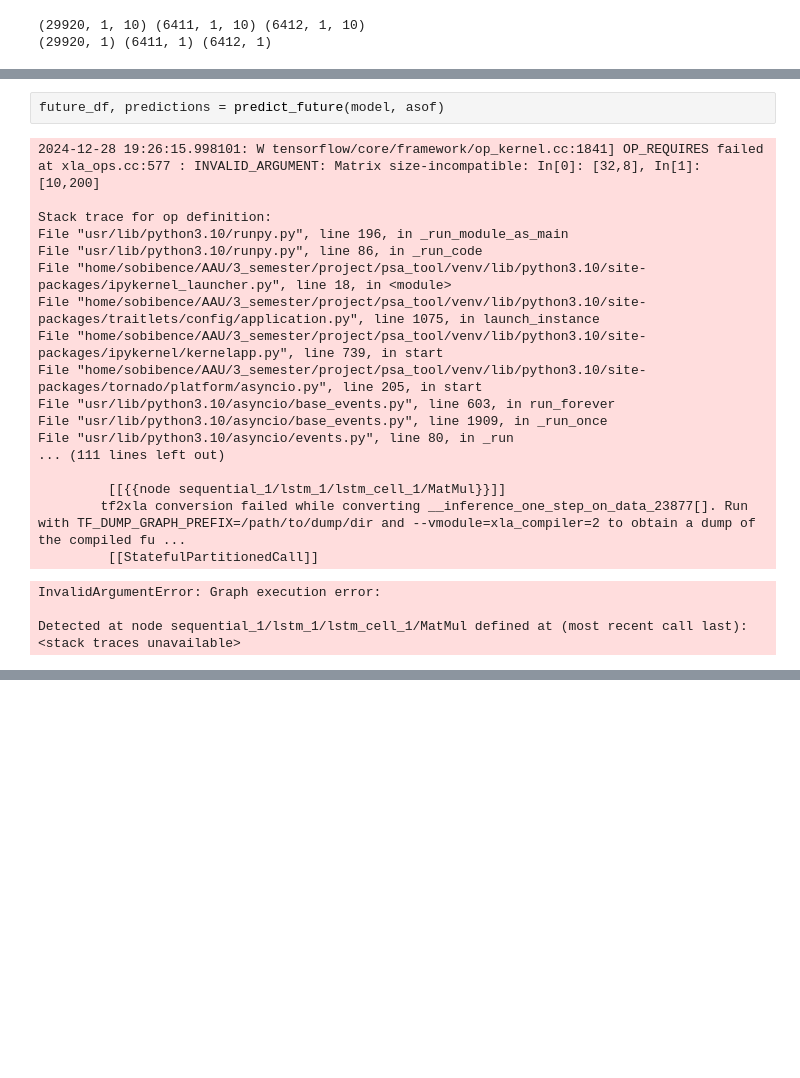
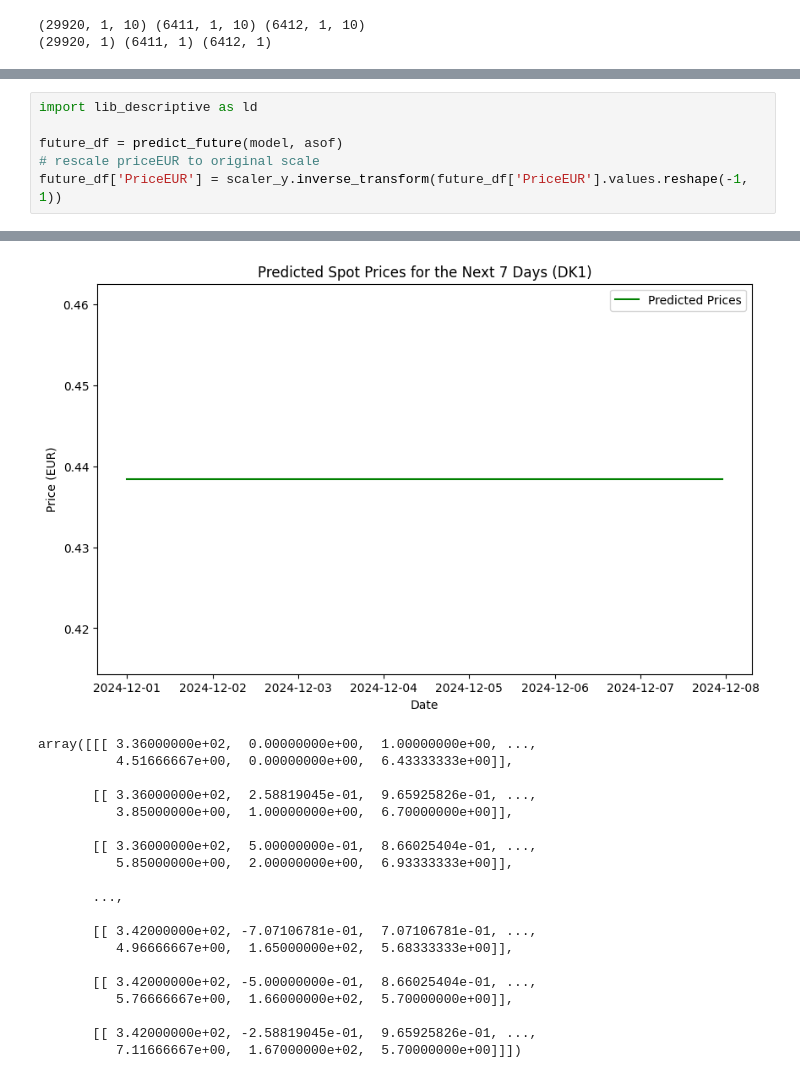
Before and after one commit to jokerofun/psa_tool, a Jupyter notebook: notebook.ipynb, the cells around one changed output, grey strips where cells are left out. Saved outputs shown, nothing was run; the diff lists cells and outputs as text; blank space fills up the shorter version.

```diff
--- a/notebook.ipynb
+++ b/notebook.ipynb
@@ -155,24 +145,7 @@ plt.show()
-# %%
-future_df, predictions = predict_future(model, asof)
-# %% [output]
-2024-12-28 19:26:15.998101: W tensorflow/core/framework/op_kernel.cc:1841] OP_REQUIRES failed at xla_ops.cc:577 : INVALID_ARGUMENT: Matrix size-incompatible: In[0]: [32,8], In[1]: [10,200]
-
-Stack trace for op definition:
-File "usr/lib/python3.10/runpy.py", line 196, in _run_module_as_main
-File "usr/lib/python3.10/runpy.py", line 86, in _run_code
-File "home/sobibence/AAU/3_semester/project/psa_tool/venv/lib/python3.10/site-packages/ipykernel_launcher.py", line 18, in <module>
-File "home/sobibence/AAU/3_semester/project/psa_tool/venv/lib/python3.10/site-packages/traitlets/config/application.py", line 1075, in launch_instance
-File "home/sobibence/AAU/3_semester/project/psa_tool/venv/lib/python3.10/site-packages/ipykernel/kernelapp.py", line 739, in start
-File "home/sobibence/AAU/3_semester/project/psa_tool/venv/lib/python3.10/site-packages/tornado/platform/asyncio.py", line 205, in start
-File "usr/lib/python3.10/asyncio/base_events.py", line 603, in run_forever
-File "usr/lib/python3.10/asyncio/base_events.py", line 1909, in _run_once
-File "usr/lib/python3.10/asyncio/events.py", line 80, in _run
-... (111 lines left out)
-
-         [[{{node sequential_1/lstm_1/lstm_cell_1/MatMul}}]]
-        tf2xla conversion failed while converting __inference_one_step_on_data_23877[]. Run with TF_DUMP_GRAPH_PREFIX=/path/to/dump/dir and --vmodule=xla_compiler=2 to obtain a dump of the compiled fu ...
-         [[StatefulPartitionedCall]]
-InvalidArgumentError: Graph execution error:
-
-Detected at node sequential_1/lstm_1/lstm_cell_1/MatMul defined at (most recent call last):
-<stack traces unavailable>
+# %%
+import lib_descriptive as ld
+
+future_df = predict_future(model, asof)
+# rescale priceEUR to original scale
+future_df['PriceEUR'] = scaler_y.inverse_transform(future_df['PriceEUR'].values.reshape(-1, 1))
+# %% [output]
@@ -179,3 +153,23 @@ Detected at node sequential_1/lstm_1/lstm_cell_1/MatMul defined at (most recent
+[figure, added]
+array([[[ 3.36000000e+02,  0.00000000e+00,  1.00000000e+00, ...,
+          4.51666667e+00,  0.00000000e+00,  6.43333333e+00]],
+
+       [[ 3.36000000e+02,  2.58819045e-01,  9.65925826e-01, ...,
+          3.85000000e+00,  1.00000000e+00,  6.70000000e+00]],
+
+       [[ 3.36000000e+02,  5.00000000e-01,  8.66025404e-01, ...,
+          5.85000000e+00,  2.00000000e+00,  6.93333333e+00]],
+
+       ...,
+
+       [[ 3.42000000e+02, -7.07106781e-01,  7.07106781e-01, ...,
+          4.96666667e+00,  1.65000000e+02,  5.68333333e+00]],
+
+       [[ 3.42000000e+02, -5.00000000e-01,  8.66025404e-01, ...,
+          5.76666667e+00,  1.66000000e+02,  5.70000000e+00]],
+
+       [[ 3.42000000e+02, -2.58819045e-01,  9.65925826e-01, ...,
+          7.11666667e+00,  1.67000000e+02,  5.70000000e+00]]])
 # %%
 print(future_df)
 print(predictions)
```
Also changed, not shown: parts of 12 cells of this notebook, 2 other files.
